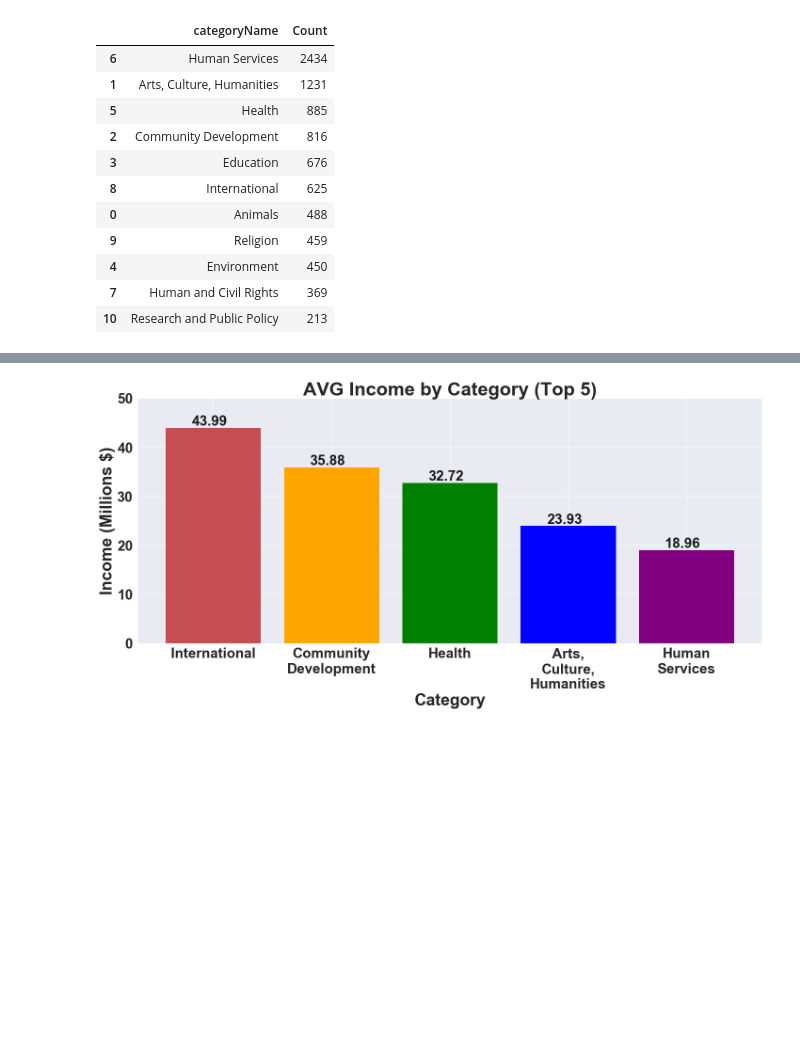
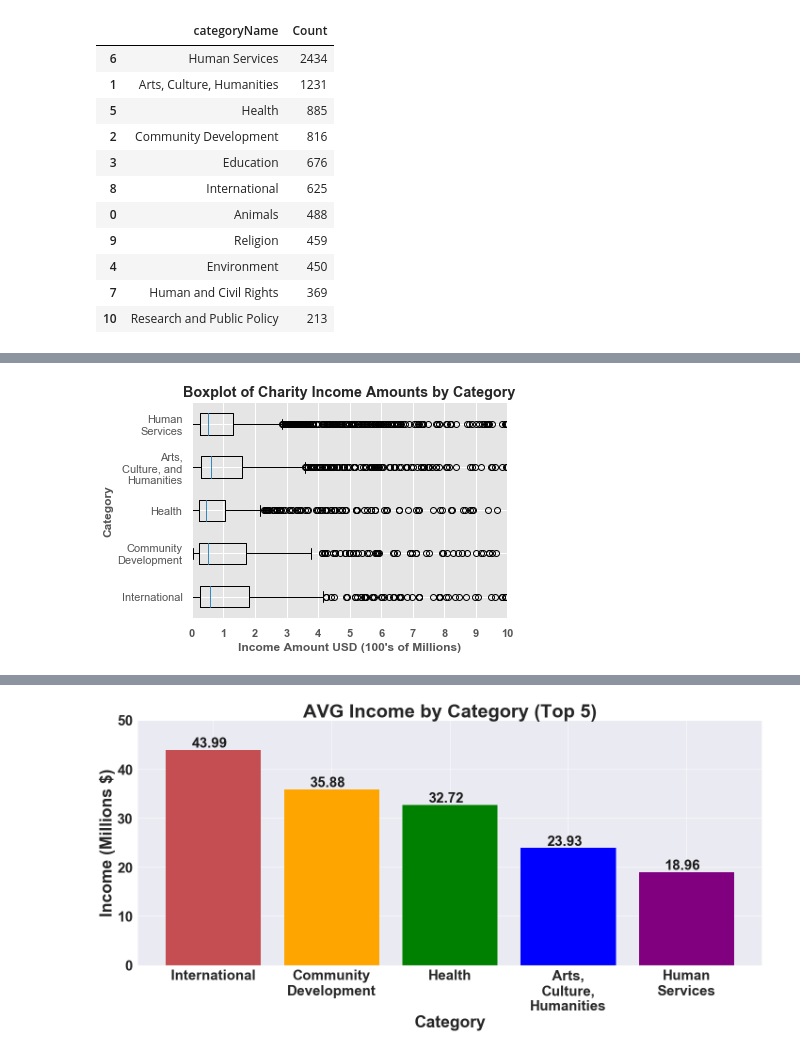
Before and after one commit to jackvessa/Capstone1_Givz_EDA, a Jupyter notebook: Charity_Navigator_Data_CSV.ipynb, the cells around one changed output, grey strips where cells are left out. Cells and saved outputs as stored; diff of their text form; code cells hidden in the pictures; blank space fills up the shorter version.

```diff
--- a/Charity_Navigator_Data_CSV.ipynb
+++ b/Charity_Navigator_Data_CSV.ipynb
@@ -262,0 +399,27 @@ category_df_income["AVG_Income"] = round((category_df_income["IncomeAdjusted"] /
+# %%
+value1= list(International_df["incomeAmount"].dropna())
+value2= list(CommDev_df["incomeAmount"].dropna())
+value3= list(Health_df["incomeAmount"].dropna())
+value4= list(ACH_df["incomeAmount"].dropna())
+value5= HS_df["incomeAmount"].dropna()
+
+labels=["International","Community Development","Health", "Arts, Culture, and Humanities","Human Services"]
+labels = wrap_axis_labels(labels,13)
+
+box_plot_data=[value1,value2,value3,value4,value5]
+plt.boxplot(box_plot_data, vert=0,labels=labels);
+plt.xlabel("Income Amount USD (100's of Millions)",weight="bold") ; plt.ylabel("Category",weight="bold") ; plt.title("Boxplot of Charity Income Amounts by Category", weight="bold")
+plt.xticks(np.arange(0,1*10**8+1,10**7),["0","1","2","3","4","5","6","7","8","9","10"],weight="bold");
+plt.xlim((0,1*10**8))
+
+# box_plot_data=[value1,value2,value3,value4]
+# box=plt.boxplot(box_plot_data,vert=0,patch_artist=True,labels=['course1','course2','course3','course4'])
+
+# colors = ['cyan', 'lightblue', 'lightgreen', 'tan']
+# for patch, color in zip(box['boxes'], colors):
+#     patch.set_facecolor(color)
+
+plt.tight_layout()
+plt.savefig("Category Boxplots");
+# %% [output]
+[figure, added]
```
Also changed, not shown: parts of 22 cells of this notebook.
